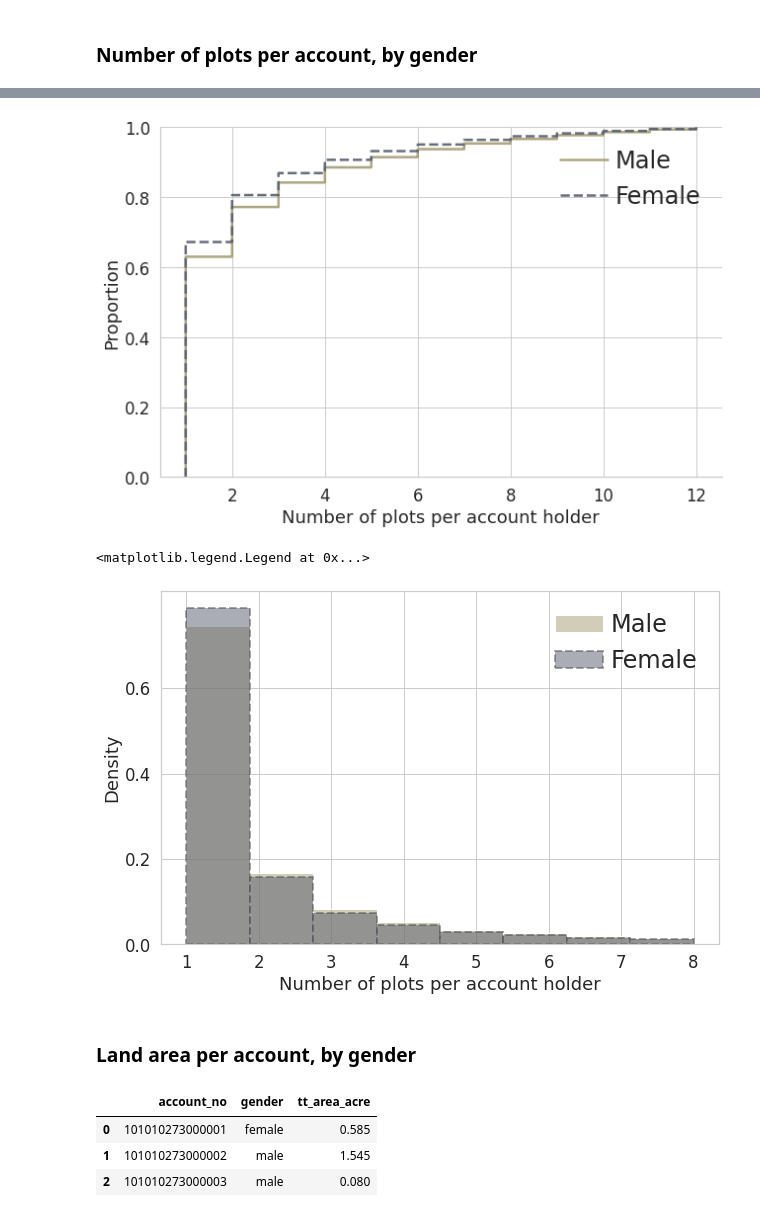
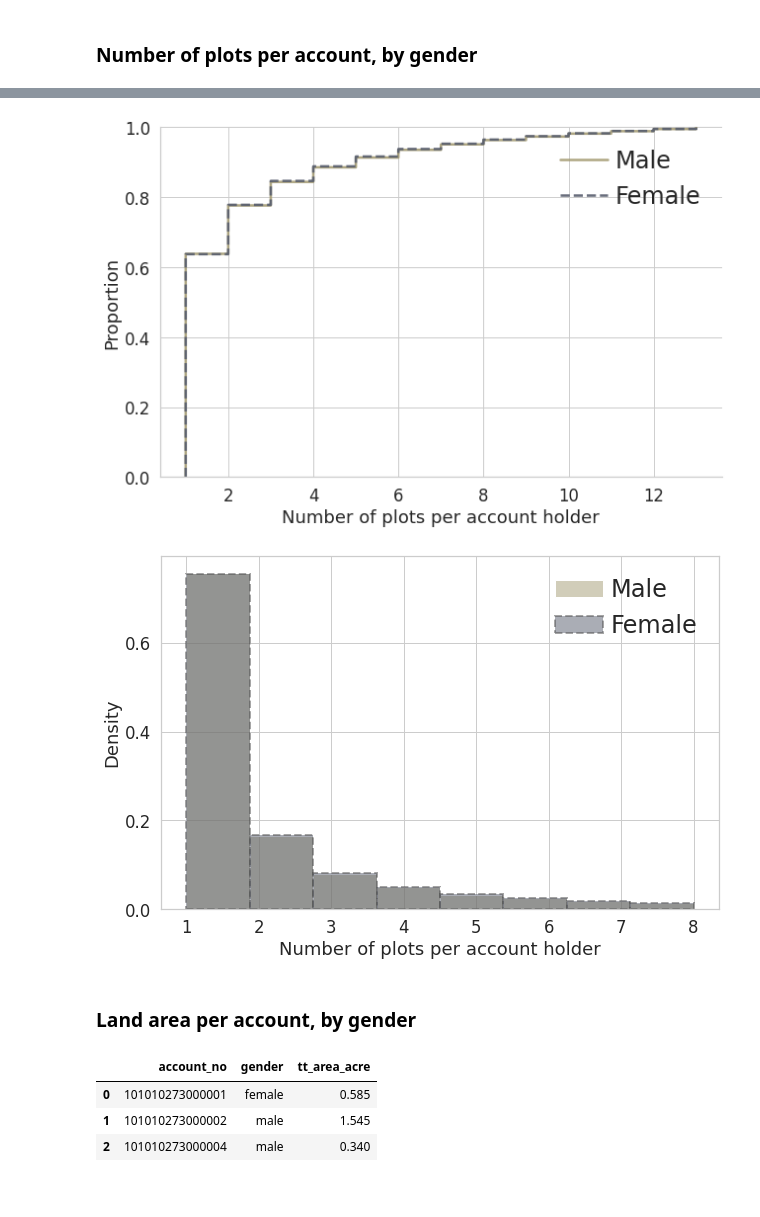
Before and after one commit to in-rolls/land, a Jupyter notebook: scripts/40_land_distribution_bihar_gender.ipynb, the cells around one changed output, grey strips where cells are left out. Drawn from its saved outputs; the diff is of its cells as text; code cells hidden in the pictures.

Commit message:
Remove श् from names for gender results
Correcting gender classification to remove श्

Fix 40_land_distribution_bihar_gender.ipynb so that merge to gender is done correctly

```diff
--- a/scripts/40_land_distribution_bihar_gender.ipynb
+++ b/scripts/40_land_distribution_bihar_gender.ipynb
@@ -16,21 +16,31 @@ import warnings
 warnings.filterwarnings('ignore')
 
 FP_GENDER = '../data/hindi_eng_names_gender.csv.gz'
+FP_ENG_NAMES = "../data/hindi_names_religion_translated.csv.gz"
 
 usecols = ['account_no', 'name_of_ryot', '6', '7', '8']
+# df = (get_fulldata(**{'nrows':50})
 df = (get_fulldata(**{'usecols':usecols, 'engine':'pyarrow', 'use_nullable_dtypes':True})
       .rename_columns(new_column_names={"6": "acres", "7": "decimals", "8": "hectare"})
       .assign(tt_area_acre=lambda df: df["acres"]+df["decimals"]/100)
+      # Merge with eng names (to merge gender)
+      .merge(
+          (pd.read_csv(FP_ENG_NAMES, usecols=["name", "eng_name"])
+          ),
+           how="left", left_on="name_of_ryot", right_on="name", validate="m:1"
+      )
+      # remove श् -- honorific like 'sir'
+      .assign(eng_name=lambda df: df["eng_name"].str.replace("श्", "").str.strip())
+      .assign(firstname=lambda df: df.eng_name.str.split().str[0])
       # Get gender
-      .merge((pd.read_csv(FP_GENDER, usecols=['name', 'pred_gender'])
-              .rename_column('name', 'name_of_ryot')
+      .merge((pd.read_csv(FP_GENDER, usecols=['firstname', 'pred_gender'])
               .rename_column('pred_gender', 'gender')
-             ), how='left', on='name_of_ryot', validate='m:1'
+             ), how='left', on='firstname', validate='m:1'
             )
-      .dropna(subset='gender')
+      .remove_columns(["firstname", "name", "name_of_ryot", "eng_name"])
+      .dropna(subset="gender")
       .query("tt_area_acre>0")
      )
-print(df.shape)
-
+df.info()
 df.head(3)
 # %% [output]
@@ -168,34 +190,33 @@ plt.legend(**LEGEND_OPTS)
 plt.xlabel("Number of plots per account holder")
 save_mpl_fig('../figures/number_plots_per_accountholder_ecdf_gender')
 # %% [output]
-[figure, old version]
+[figure, new version]
 # %%
 # Histogram of #plots owned per account (fold cell)
 _, ax = plt.subplots(figsize=(10,6.5))
 _n = 8
 sns.histplot(data=df_num_plots.query(f"nplots<={_n}"),
              x='nplots',
              bins=_n,
              stat='density',
              common_norm=False,
              **HISTDENSITY_OPTS,
              alpha=.5,
              ax=ax,
             )
 plt.xlabel("Number of plots per account holder")
 plt.yticks([0, 0.2,.4,.6])
 
 bars = ax.containers[1].get_children()  # second set is for female
 for bar in bars:
     bar.set_linestyle('--')
     bar.set_linewidth(2)
     bar.set_edgecolor("0.3")
     bar.set_alpha(.5)
 plt.legend(**LEGEND_OPTS)
-# save_mpl_fig('../figures/number_plots_per_accountholder_histogram_gender')
+save_mpl_fig('../figures/number_plots_per_accountholder_histogram_gender')
 # %% [output]
-<matplotlib.legend.Legend at 0x...>
-[figure, old version]
+[figure, new version]
 # %% [markdown]
 ### Land area per account, by gender
 # %%
@@ -209,7 +230,7 @@ df_landarea.head(3)
 |  | account_no | gender | tt_area_acre |
 | 0 | 101010273000001 | female | 0.585 |
 | 1 | 101010273000002 | male | 1.545 |
-| 2 | 101010273000003 | male | 0.080 |
+| 2 | 101010273000004 | male | 0.340 |
 # %%
 # Get table of percentiles (fold cell)
 ntiles = [.0,.1,.2,.3,.4,.5,.6,.7,.8,.9,.95,.96,.97,.98,.99,1]
```
Also changed, not shown: parts of 8 cells of this notebook, 10 other files.
